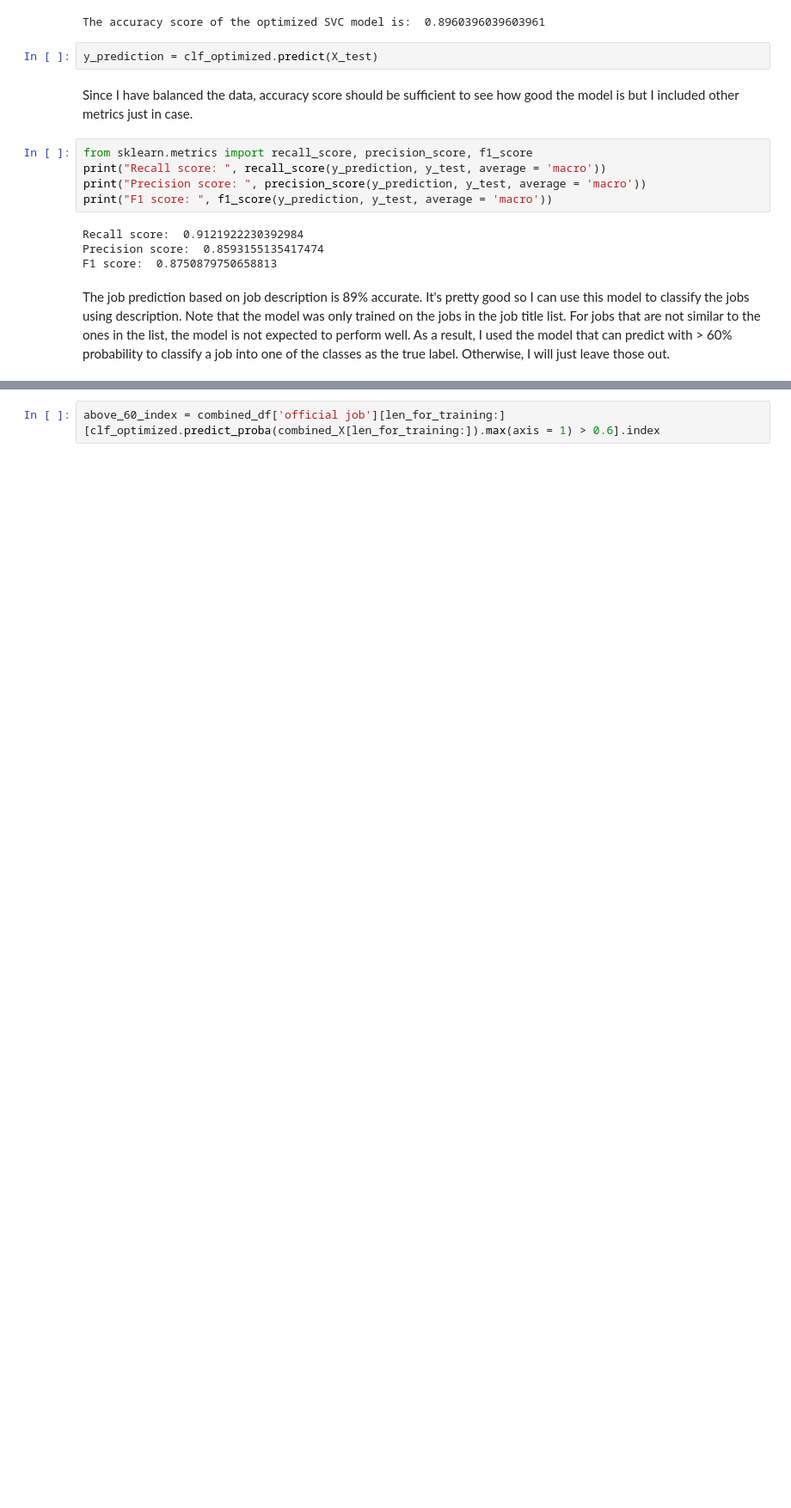
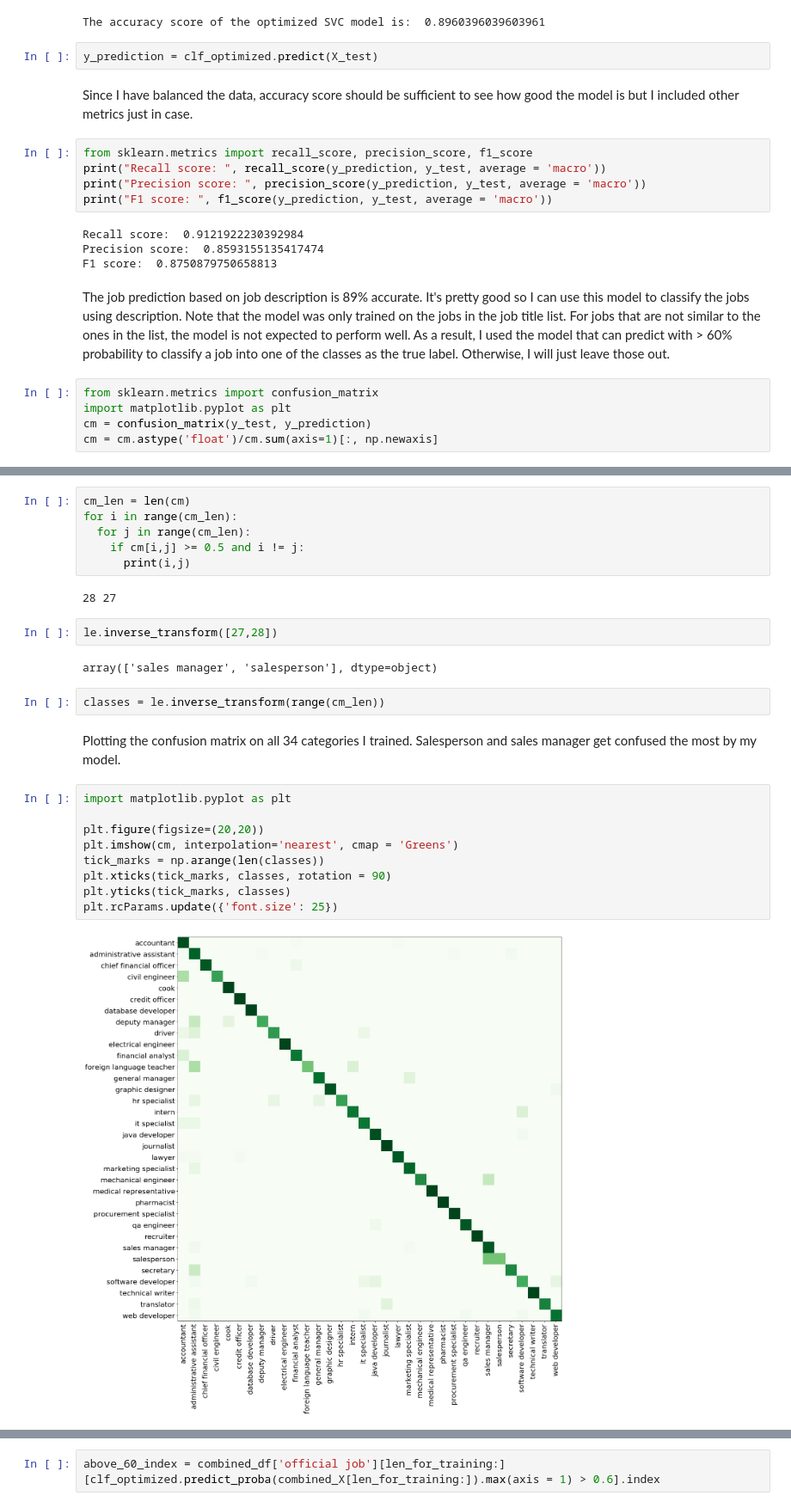
Before and after one commit to bbchen33/Insight-project, a Jupyter notebook: Job_classification_based_on_descriptions.ipynb, the cells around one changed output, grey strips where cells are left out. Shown at 86% size. Cells and saved outputs as stored; diff of their text form; blank space fills up the shorter version.

```diff
--- a/Job_classification_based_on_descriptions.ipynb
+++ b/Job_classification_based_on_descriptions.ipynb
@@ -235,3 +235,8 @@ Precision score:  0.8593155135417474
 F1 score:  0.8750879750658813
 # %% [markdown]
 The job prediction based on job description is 89% accurate. It's pretty good so I can use this model to classify the jobs using description. Note that the model was only trained on the jobs in the job title list. For jobs that are not similar to the ones in the list, the model is not expected to perform well. As a result, I used the model that can predict with > 60% probability to classify a job into one of the classes as the true label. Otherwise, I will just leave those out.
+# %%
+from sklearn.metrics import confusion_matrix
+import matplotlib.pyplot as plt
+cm = confusion_matrix(y_test, y_prediction)
+cm = cm.astype('float')/cm.sum(axis=1)[:, np.newaxis]
@@ -237,0 +245,27 @@ The job prediction based on job description is 89% accurate. It's pretty good so
+# %%
+cm_len = len(cm)
+for i in range(cm_len):
+  for j in range(cm_len):
+    if cm[i,j] >= 0.5 and i != j:
+      print(i,j)
+# %% [output]
+28 27
+# %%
+le.inverse_transform([27,28])
+# %% [output]
+array(['sales manager', 'salesperson'], dtype=object)
+# %%
+classes = le.inverse_transform(range(cm_len))
+# %% [markdown]
+Plotting the confusion matrix on all 34 categories I trained. Salesperson and sales manager get confused the most by my model.
+# %%
+import matplotlib.pyplot as plt
+
+plt.figure(figsize=(20,20))
+plt.imshow(cm, interpolation='nearest', cmap = 'Greens')
+tick_marks = np.arange(len(classes))
+plt.xticks(tick_marks, classes, rotation = 90)
+plt.yticks(tick_marks, classes)
+plt.rcParams.update({'font.size': 25})
+# %% [output]
+[figure, added]
```
Also changed, not shown: parts of 3 cells of this notebook.
